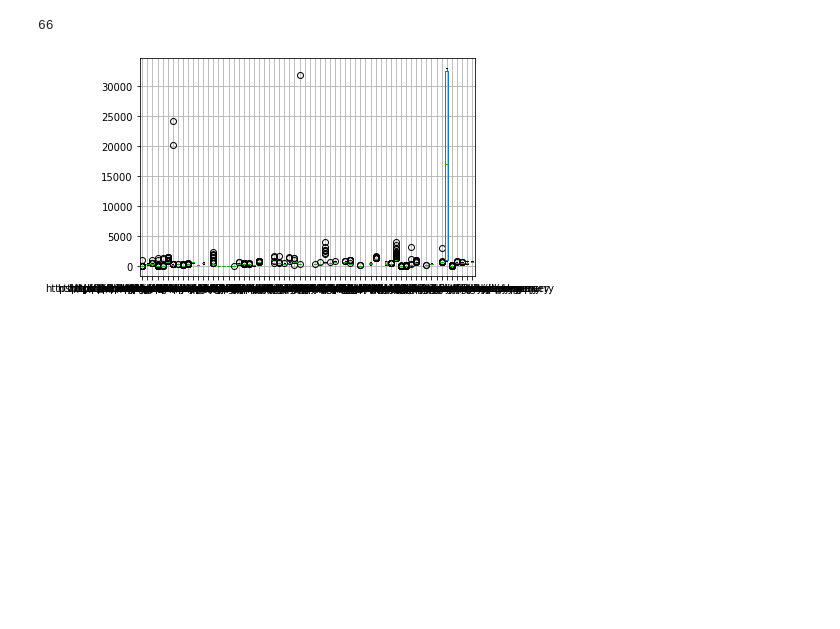
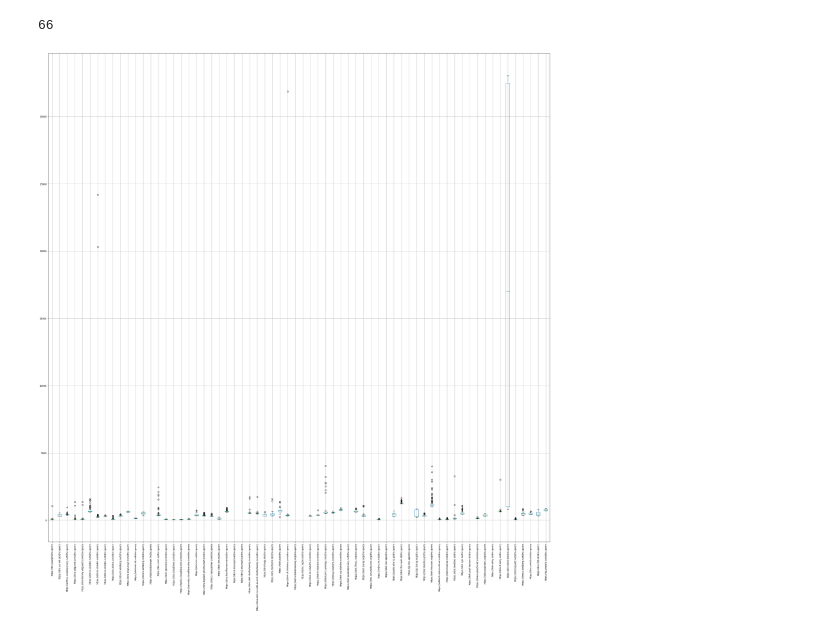
Before and after one commit to noise-lab/dns-measurement, a Jupyter notebook: src/measure/dns-timing/output/Boxplot Data_100.ipynb, the cells around one changed output. Cells and saved outputs as stored; diff of their text form; code cells hidden in the pictures; blank space fills up the shorter version.

```diff
--- a/src/measure/dns-timing/output/Boxplot Data_100.ipynb
+++ b/src/measure/dns-timing/output/Boxplot Data_100.ipynb
@@ -67,12 +67,12 @@ print(length)
 # %%
 netflix_resp=[0]*length
 resp_time_series=[0]*length
 for i in range(length):
     netflix_resp[i]=output_csv[(output_csv['resolver']==array_of_resolvers[i]) & (output_csv['domain'] == 'netflix.com')]
     resp_time_series[i]=(netflix_resp[i]['response_time'])
     dict_resp_time_series[array_of_resolvers[i]]= resp_time_series[i]
 frame_to_plot=pd.DataFrame(dict_resp_time_series)
-boxplot=frame_to_plot.boxplot()
+boxplot=frame_to_plot.boxplot(rot = 90, figsize = (40, 40))
 # %% [output]
-[figure, old version]
+[figure, new version]
 # %%
```
Also changed, not shown: parts of 2 cells of this notebook.
